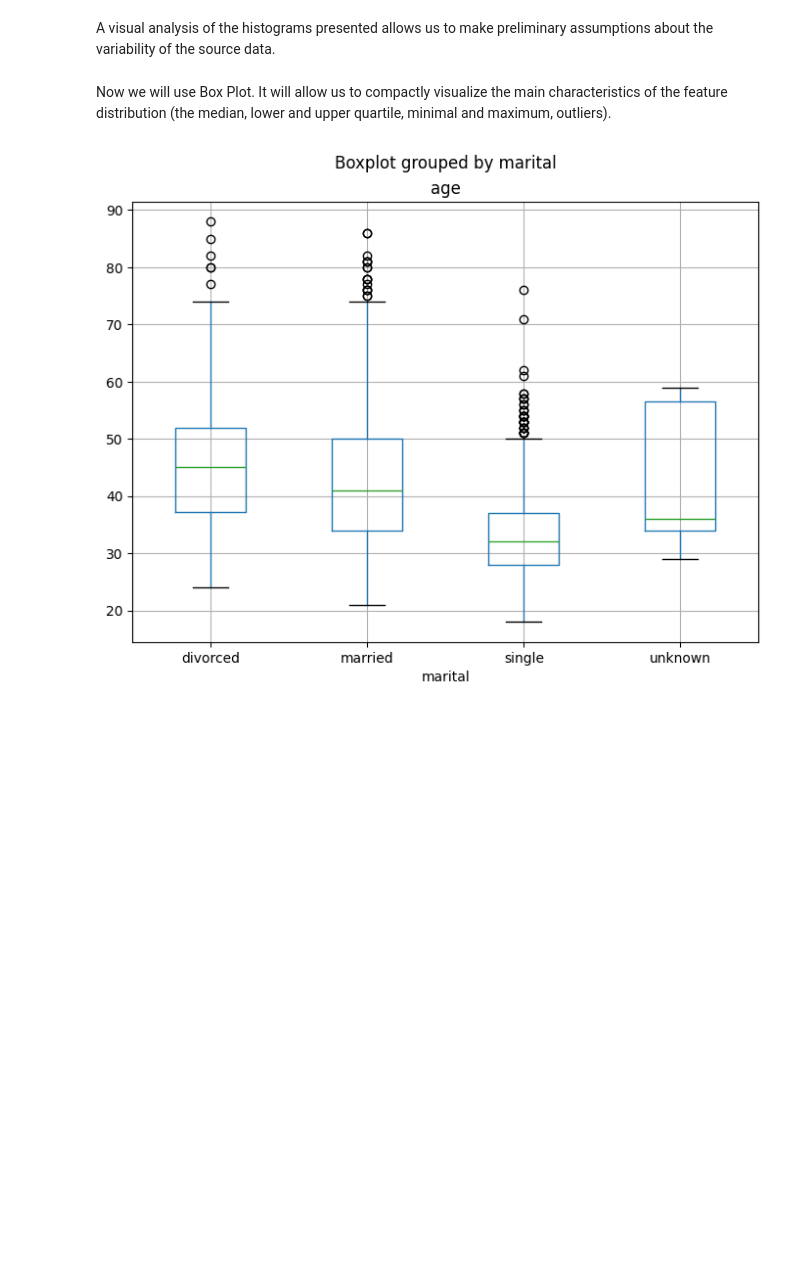
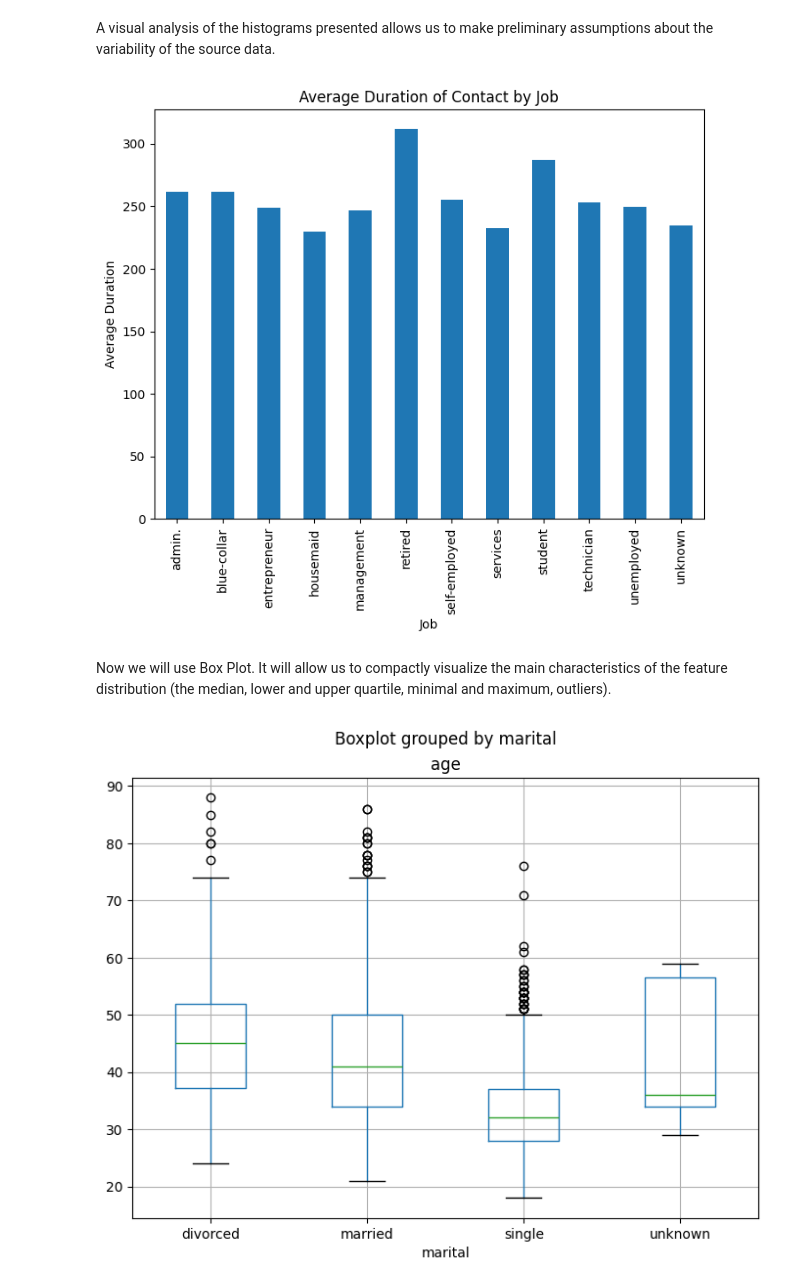
Before and after one commit to CodeLilesh/Exploratory-Data-Analysis-EDA-, a Jupyter notebook: EDA_Banking.ipynb, the cells around one changed output. Saved outputs shown, nothing was run; the diff lists cells and outputs as text; code cells hidden in the pictures; blank space fills up the shorter version.

```diff
--- a/EDA_Banking.ipynb
+++ b/EDA_Banking.ipynb
@@ -445,5 +458,12 @@ plt.show()
 # %% [markdown]
 A visual analysis of the histograms presented allows us to make preliminary assumptions about the variability of the source data.
+# %%
+ax = df.groupby('job')['duration'].mean().plot(kind='bar', title='Average Duration of Contact by Job')
+ax.set_xlabel('Job')
+ax.set_ylabel('Average Duration')
+plt.show()
+# %% [output]
+[figure, added]
 # %% [markdown]
 Now we will use Box Plot. It will allow us to compactly visualize the main characteristics of the feature distribution (the median, lower and upper quartile, minimal and maximum, outliers).
 # %%
```
Also changed, not shown: parts of 16 cells of this notebook.
